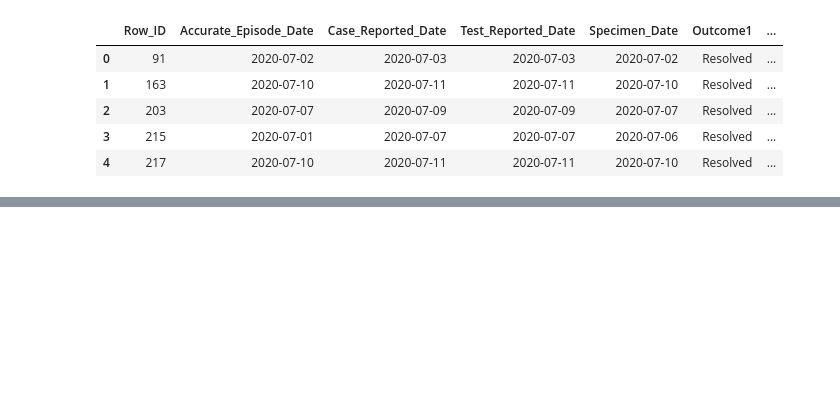
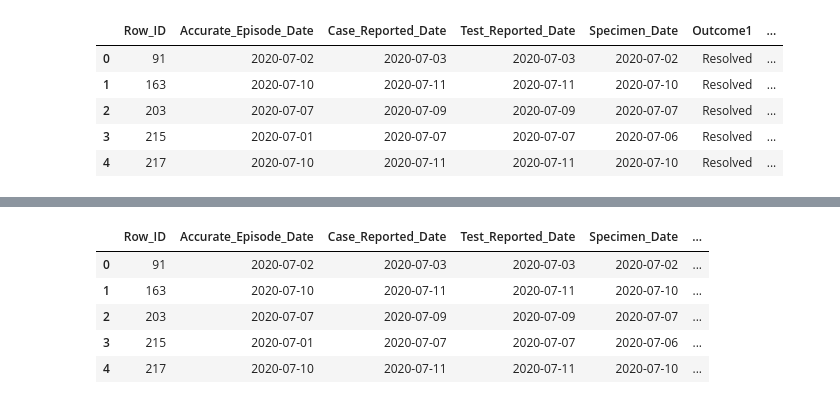
Before and after one commit to vekshan/Covid-19-Tracking-and-Lifestyle-Trends, a Jupyter notebook: generate_fact_table.ipynb, the cells around one changed output, grey strips where cells are left out. Drawn from its saved outputs; the diff is of its cells as text; code cells hidden in the pictures; blank space fills up the shorter version.

```diff
--- a/generate_fact_table.ipynb
+++ b/generate_fact_table.ipynb
@@ -48,3 +68,6 @@ fact = fact[['Row_ID', 'Accurate_Episode_Date', 'Case_Reported_Date', 'Test_Repo
+# %%
+fact = fact.merge(Weather_dimension_with_dates[['Weather_surrogate_key', 'Station_Name', 'Accurate_Episode_Date']], how = 'left',
+                 left_on = ['Station_Name', 'Accurate_Episode_Date'], right_on = ['Station_Name', 'Accurate_Episode_Date']).drop(['Station_Name'], axis = 1)
 # %%
 fact.head()
 # %% [output]
@@ -54,3 +77,6 @@ fact.head()
 | 2 | 203 | 2020-07-07 | 2020-07-09 | 2020-07-09 | 2020-07-07 | Resolved | ... |
 | 3 | 215 | 2020-07-01 | 2020-07-07 | 2020-07-07 | 2020-07-06 | Resolved | ... |
 | 4 | 217 | 2020-07-10 | 2020-07-11 | 2020-07-11 | 2020-07-10 | Resolved | ... |
+# %%
+fact['Subregion'] = np.where(fact['Reporting_PHU_City'] == 'Ottawa', 'Ottawa Division', 'Toronto Division')
+fact.Subregion.unique()
@@ -56,0 +85,4 @@ fact.head()
+# %%
+Mobility_dimension_with_dates = pd.read_csv("Mobility_dimension_with_dates.csv")
+fact = fact.merge(Mobility_dimension_with_dates[['Mobility_surrogate_key', 'Subregion', 'Accurate_Episode_Date']], how = 'left',
+                 left_on = ['Subregion', 'Accurate_Episode_Date'], right_on = ['Subregion', 'Accurate_Episode_Date']).drop(['Subregion'], axis = 1)
@@ -56,0 +102,4 @@ fact.head()
+# %%
+fact['Resolved'] = np.where(fact['Outcome1'] == 'Resolved', 1, 0)
+fact['Unresolved'] = np.where(fact['Outcome1'] == 'Not Resolved', 1, 0)
+fact['Fatal'] = np.where(fact['Outcome1'] == 'Fatal', 1, 0)
@@ -56,0 +115,10 @@ fact.head()
+# %%
+fact = fact.drop(['Reporting_PHU_City', 'Outcome1'], axis = 1)
+fact.head()
+# %% [output]
+|  | Row_ID | Accurate_Episode_Date | Case_Reported_Date | Test_Reported_Date | Specimen_Date | ... |
+| 0 | 91 | 2020-07-02 | 2020-07-03 | 2020-07-03 | 2020-07-02 | ... |
+| 1 | 163 | 2020-07-10 | 2020-07-11 | 2020-07-11 | 2020-07-10 | ... |
+| 2 | 203 | 2020-07-07 | 2020-07-09 | 2020-07-09 | 2020-07-07 | ... |
+| 3 | 215 | 2020-07-01 | 2020-07-07 | 2020-07-07 | 2020-07-06 | ... |
+| 4 | 217 | 2020-07-10 | 2020-07-11 | 2020-07-11 | 2020-07-10 | ... |
```
Also changed, not shown: parts of 9 cells of this notebook, 7 other files.
